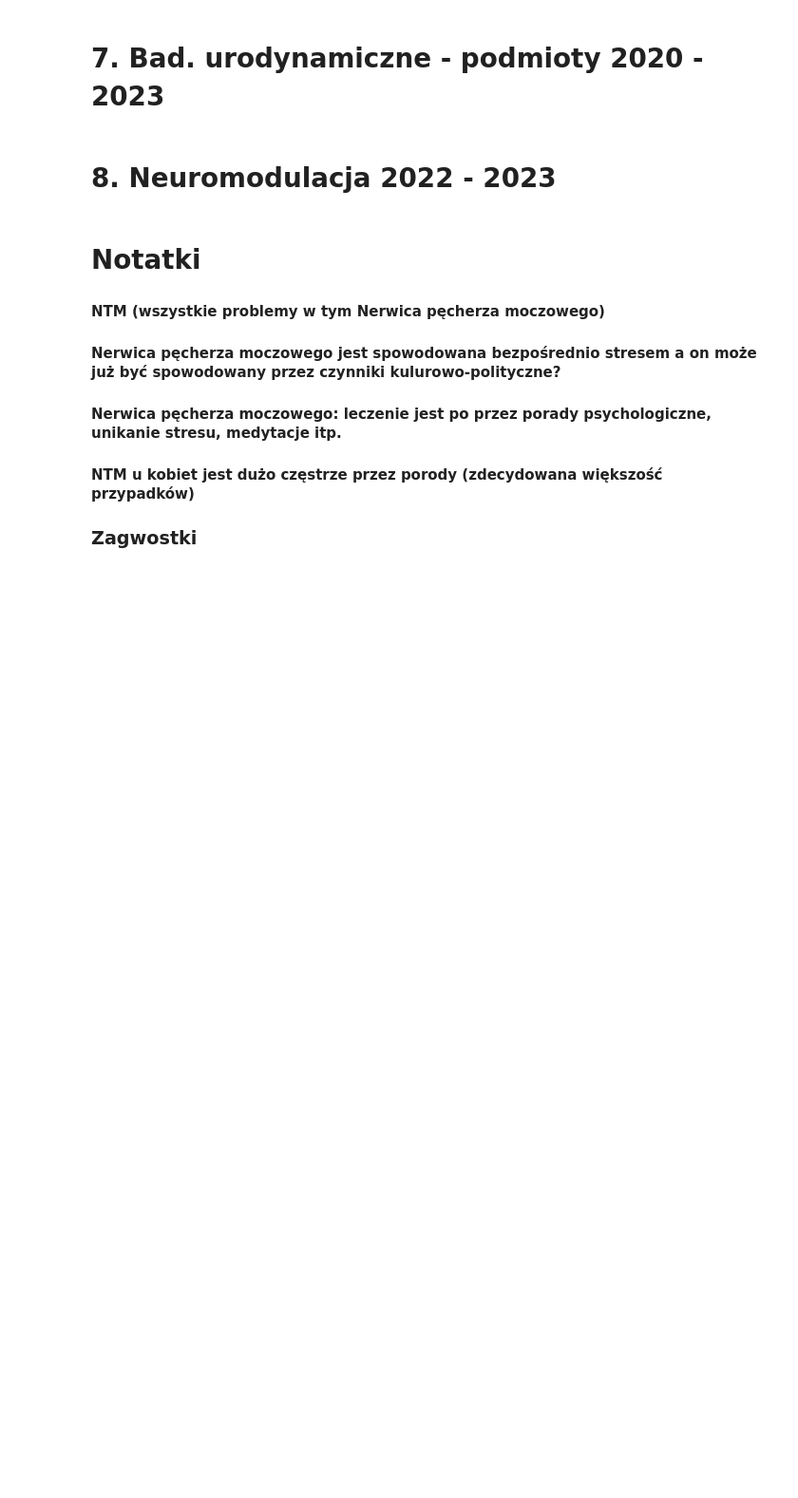
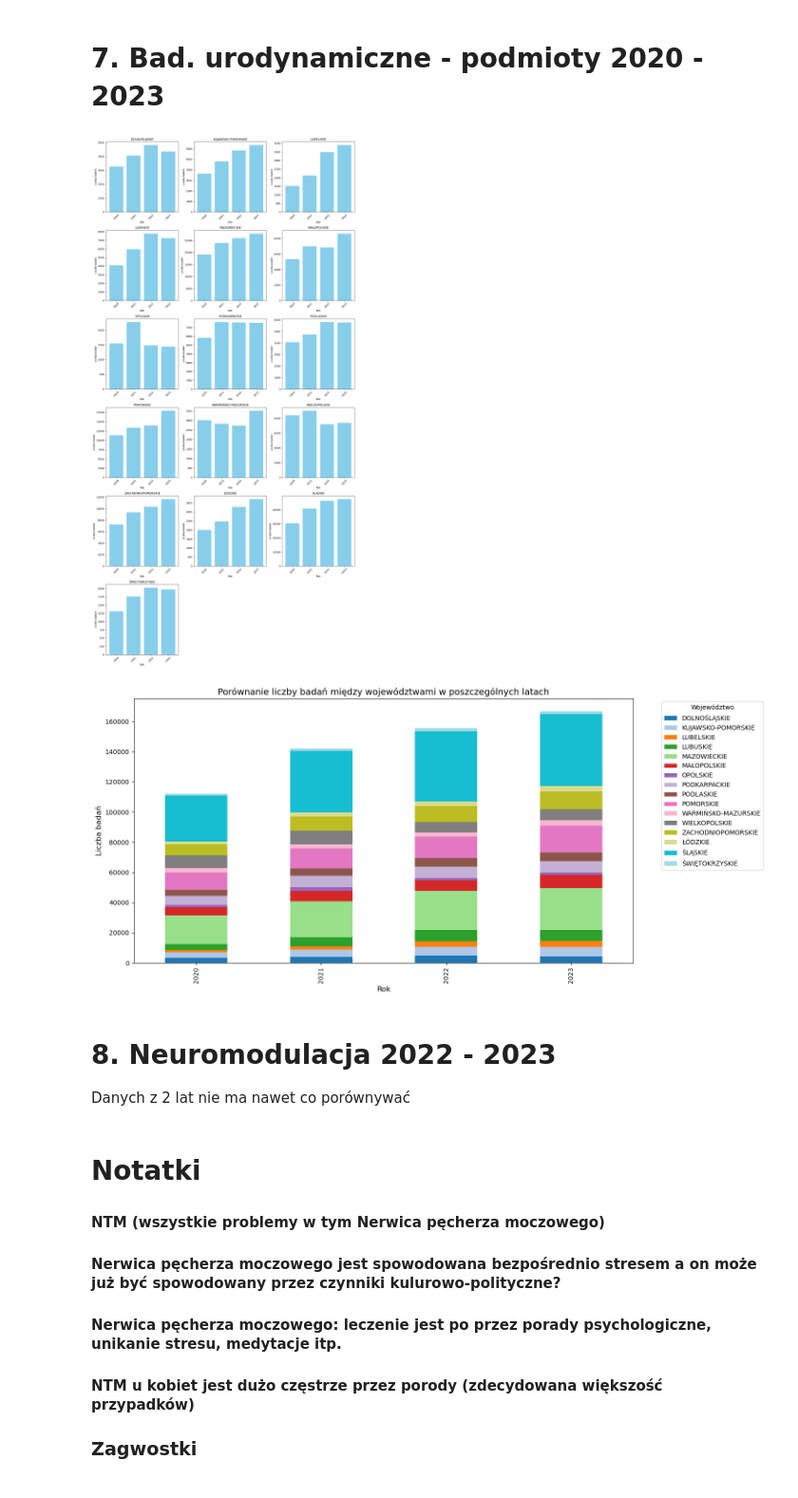
Before and after one commit to KacperJarosik/NTM, a Jupyter notebook: main.ipynb, the cells around one changed output. Shown at 95% size. Drawn from its saved outputs; the diff is of its cells as text; code cells hidden in the pictures; blank space fills up the shorter version.

```diff
--- a/main.ipynb
+++ b/main.ipynb
@@ -441,7 +525,65 @@ plt.show()
 # %% [markdown]
 # 7. Bad. urodynamiczne - podmioty 2020 - 2023
+# %%
+import pandas as pd
+import matplotlib.pyplot as plt
+
+# Wczytanie danych z pliku Excel (zakładamy, że plik nazywa się "dane.xlsx" i jest w bieżącym katalogu)
+plik_excel = "dane zgrupowane\\BADANIA_URODYNAMICZNE-PODMIOTY2020-2023.xlsx"
+data = pd.read_excel(plik_excel)
+
+# Filtrowanie danych: pomijanie określonych województw
+data = data[~data['WOJEWÓDZTWO'].isin(['Nazwa OW NFZ', 'name_OW(IRKC)'])]
+
+# Grupowanie danych: suma liczby badań dla każdego województwa w odniesieniu do lat
+grouped_data = data.groupby(["WOJEWÓDZTWO", "ROK"])['LICZBA WYKONANYCH BADAŃ'].sum().reset_index()
+
+# Lista unikalnych województw
+wojewodztwa = grouped_data['WOJEWÓDZTWO'].unique()
+
+# Ustawienia siatki wykresów
+num_wojewodztwa = len(wojewodztwa)
+cols = 3  # Liczba kolumn w siatce
+rows = (num_wojewodztwa + cols - 1) // cols  # Wyliczenie liczby wierszy
+
+fig, axes = plt.subplots(rows, cols, figsize=(15, 5 * rows))
+axes = axes.flatten()
+
+# Tworzenie wykresów w siatce
+for i, woj in enumerate(wojewodztwa):
+    woj_data = grouped_data[grouped_data['WOJEWÓDZTWO'] == woj]
+    axes[i].bar(woj_data['ROK'], woj_data['LICZBA WYKONANYCH BADAŃ'], color='skyblue')
+    axes[i].set_title(f"{woj}", fontsize=12)
+    axes[i].set_xlabel("Rok", fontsize=10)
+    axes[i].set_ylabel("Liczba badań", fontsize=10)
+    axes[i].set_xticks(woj_data['ROK'])  # Ustawienia etykiet na osiach X jako liczby całkowite
+    axes[i].tick_params(axis='x', rotation=45)
+
+# Usunięcie pustych wykresów, jeśli liczba województw nie pokrywa siatki
+for j in range(i + 1, len(axes)):
+    fig.delaxes(axes[j])
+
+plt.tight_layout()
+plt.show()
+
+# Dodatkowa siatka porównawcza: liczba badań między województwami w danym roku
+comparison_data = grouped_data.groupby(["ROK", "WOJEWÓDZTWO"])['LICZBA WYKONANYCH BADAŃ'].sum().unstack()
+
+comparison_rows, comparison_cols = comparison_data.shape
+fig2, ax2 = plt.subplots(figsize=(15, 7))
+comparison_data.plot(kind='bar', stacked=True, ax=ax2, colormap='tab20')
+ax2.set_title("Porównanie liczby badań między województwami w poszczególnych latach", fontsize=14)
+ax2.set_xlabel("Rok", fontsize=12)
+ax2.set_ylabel("Liczba badań", fontsize=12)
+ax2.legend(title="Województwo", bbox_to_anchor=(1.05, 1), loc='upper left')
+plt.tight_layout()
+plt.show()
+# %% [output]
+[figure, added]
+[figure, added]
 # %% [markdown]
 # 8. Neuromodulacja 2022 - 2023
+Danych z 2 lat nie ma nawet co porównywać
 # %% [markdown]
 # Notatki
 #### NTM (wszystkie problemy w tym Nerwica pęcherza moczowego)
```
Also changed, not shown: parts of 4 cells of this notebook.
